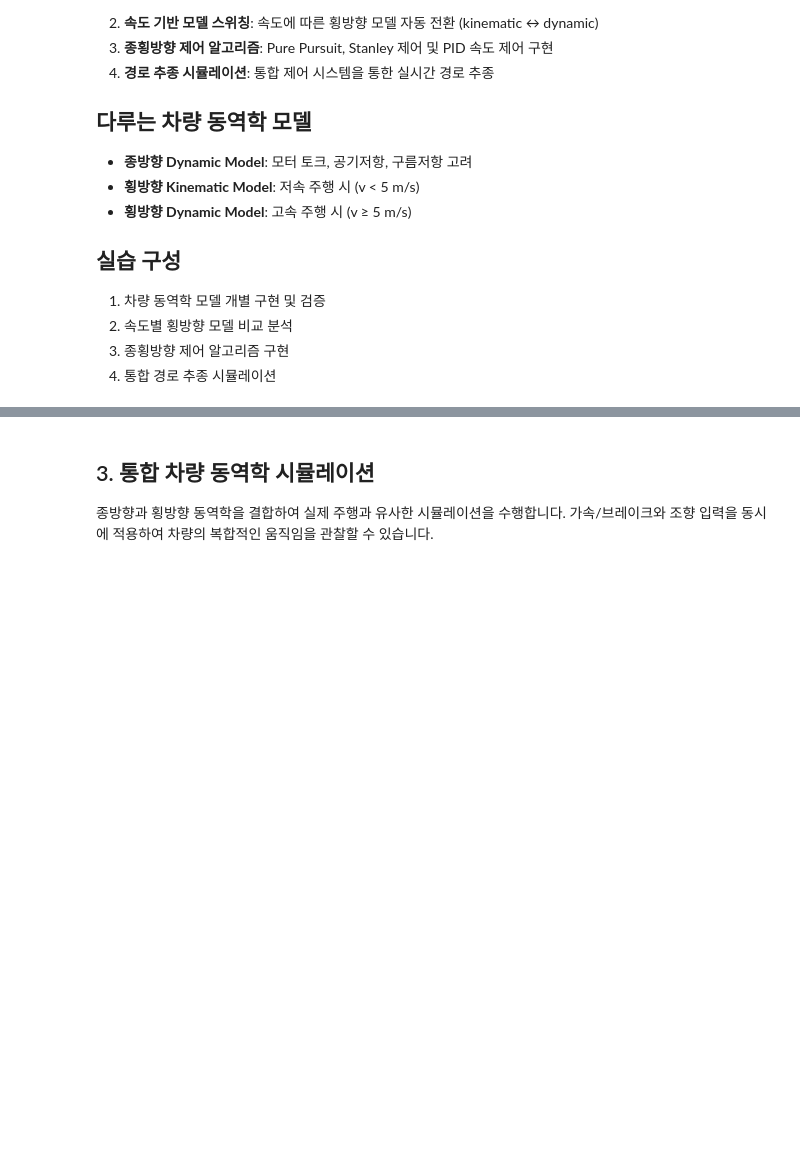
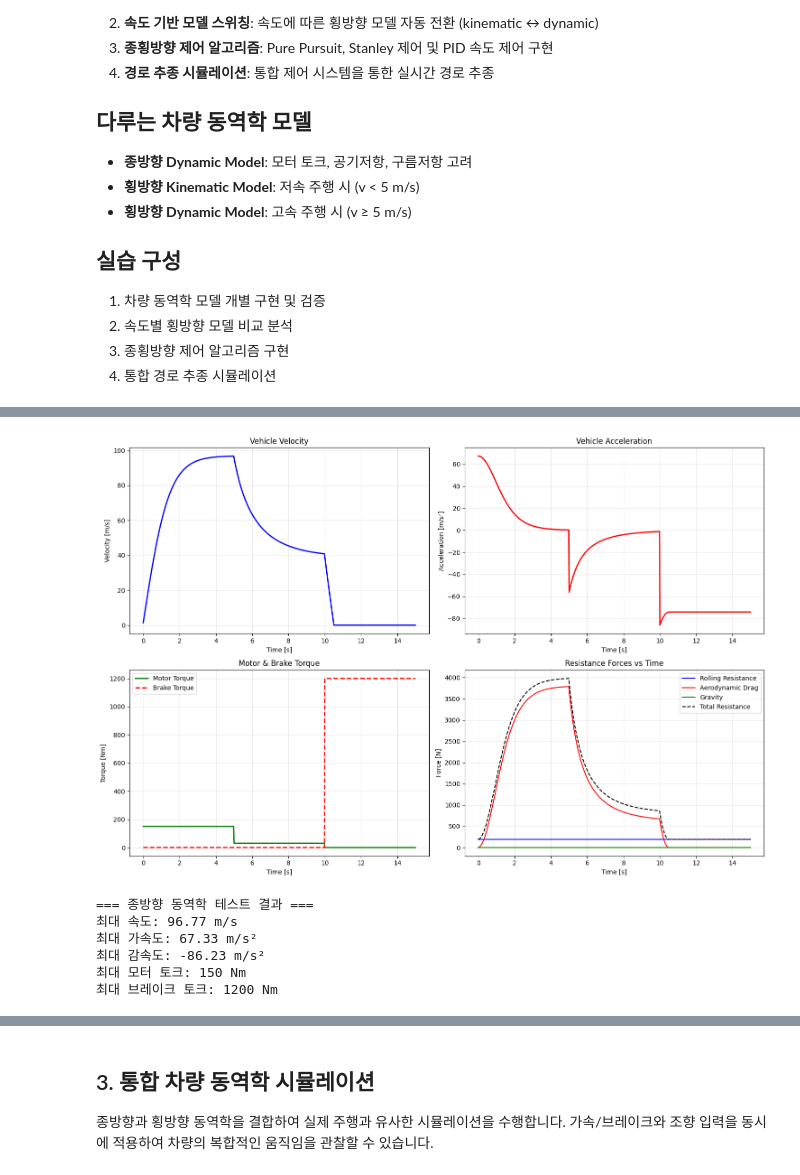
Before and after one commit to deepblue21zin/ADAS_code, a Jupyter notebook: practice/9_vehicle_dynamics.ipynb, the cells around one changed output, grey strips where cells are left out. Cells and saved outputs as stored; diff of their text form; code cells hidden in the pictures; blank space fills up the shorter version.

Commit message:
[Fill] xxxxxx

```diff
--- a/practice/9_vehicle_dynamics.ipynb
+++ b/practice/9_vehicle_dynamics.ipynb
@@ -108,15 +122,15 @@ def test_longitudinal_dynamics():
             pedal_input = -0.3  # 30% 브레이크
 
         # 토크 계산
-        motor_torque, brake_torque = xxxxxx # TODO: long_dynamics를 사용하여여 모터 토크와 브레이크 토크 계산식 작성
+        motor_torque, brake_torque = long_dynamics.pedal_to_torque(pedal_input) # TODO: long_dynamics를 사용하여여 모터 토크와 브레이크 토크 계산식 작성
 
         # 가속도 계산
-        acceleration, _, F_roll, F_aero, F_grav = xxxxxx # TODO: long_dynamics를 사용하여 가속도, 저항력 계산식 작성
+        acceleration, _, F_roll, F_aero, F_grav = long_dynamics.motor_dynamics(motor_torque, brake_torque, velocity) # TODO: long_dynamics를 사용하여 가속도, 저항력 계산식 작성
 
         # 속도 업데이트 (Euler integration)
-        velocity += xxxxxx # TODO: 종가속도 계산식 작성
+        velocity += acceleration * dt # TODO: 종가속도 계산식 작성
         velocity = max(0.0, velocity)  # 후진 방지
-        position += xxxxxx # TODO: 종위치 계산식 작성
+        position += velocity * dt # TODO: 종위치 계산식 작성
 
         # 데이터 저장
         velocities.append(velocity)
@@ -161,33 +175,41 @@ plt.grid(True, alpha=0.3)
 
 # 저항력 분석 (특정 속도에서)
 velocities_range = np.linspace(0, 30, 100)
 F_rolls, F_aeros, F_gravs = [], [], []
 for v in vel_data:
     F_roll, F_aero, F_grav = long_dynamics.calculate_resistances(v)
     F_rolls.append(F_roll)
     F_aeros.append(F_aero)
     F_gravs.append(F_grav)
 
 plt.subplot(2, 2, 4)
 plt.plot(time_data, F_rolls, 'b-', label='Rolling Resistance')
 plt.plot(time_data, F_aeros, 'r-', label='Aerodynamic Drag')
 plt.plot(time_data, F_gravs, 'g-', label='Gravity')
 plt.plot(time_data, np.array(F_rolls) + np.array(F_aeros) + np.array(F_gravs), 'k--', label='Total Resistance')
 plt.xlabel('Time [s]')
 plt.ylabel('Force [N]')
 plt.title('Resistance Forces vs Time')
 plt.legend()
 plt.grid(True, alpha=0.3)
 
 plt.tight_layout()
 plt.show()
 
 print("=== 종방향 동역학 테스트 결과 ===")
 print(f"최대 속도: {max(vel_data):.2f} m/s")
 print(f"최대 가속도: {max(acc_data):.2f} m/s²")
 print(f"최대 감속도: {min(acc_data):.2f} m/s²")
 print(f"최대 모터 토크: {max(motor_data):.0f} Nm")
 print(f"최대 브레이크 토크: {max(brake_data):.0f} Nm")
+# %% [output]
+[figure, added]
+=== 종방향 동역학 테스트 결과 ===
+최대 속도: 96.77 m/s
+최대 가속도: 67.33 m/s²
+최대 감속도: -86.23 m/s²
+최대 모터 토크: 150 Nm
+최대 브레이크 토크: 1200 Nm
 # %%
 # 각 시간에서의 차량 위치 정보 시각화
 plt.figure(figsize=(10, 5))
```
Also changed, not shown: parts of 10 cells of this notebook, 24 other files.
